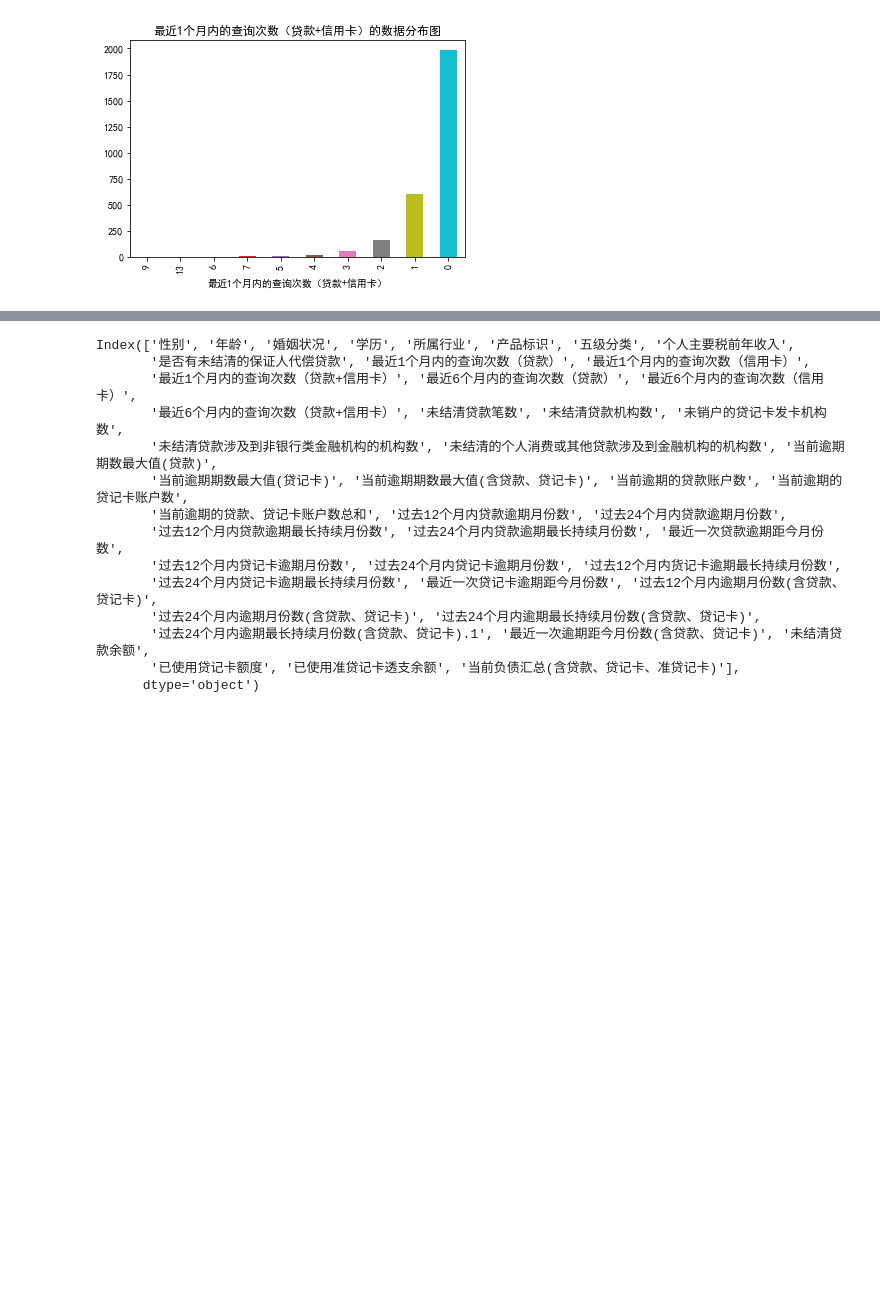
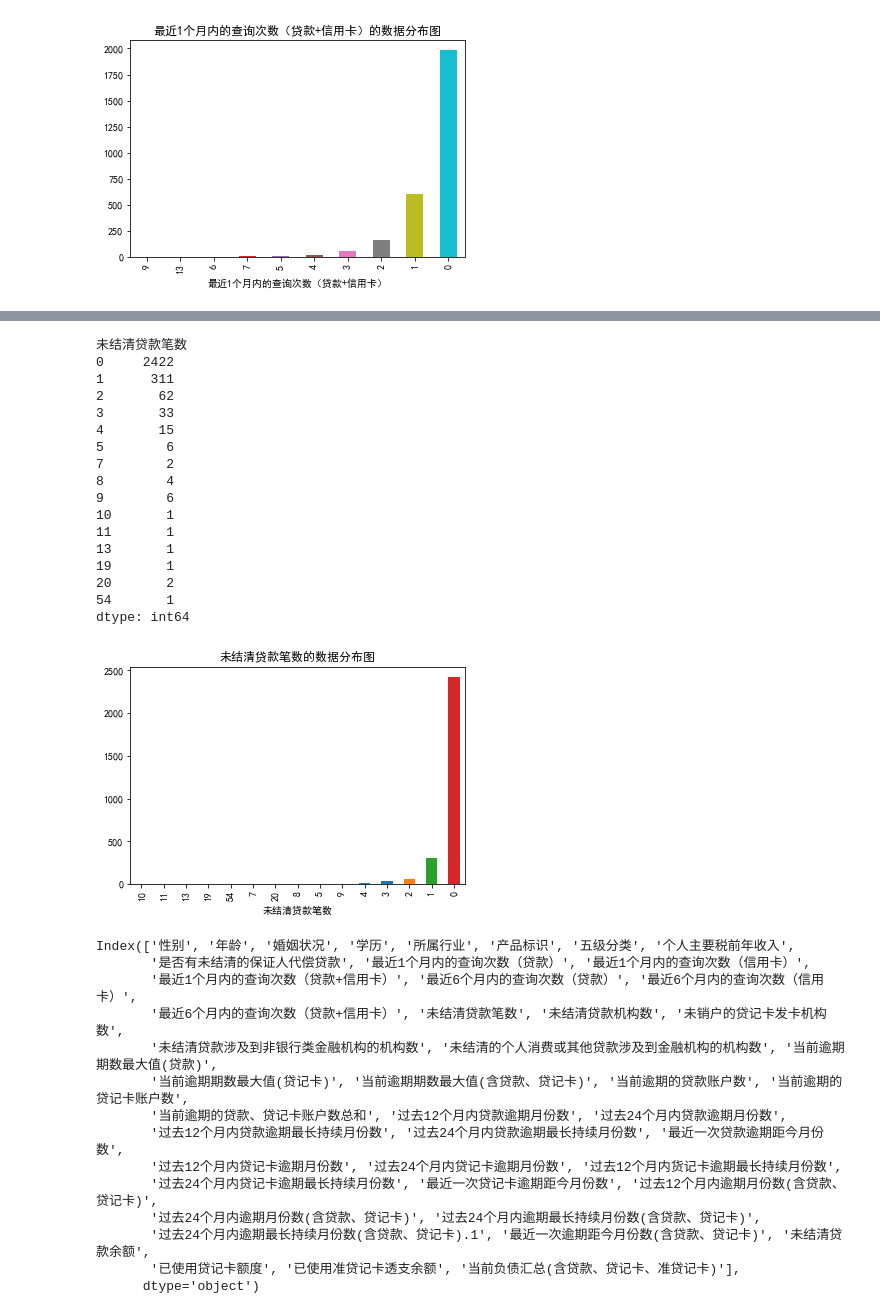
Before and after one commit to Judithning/Uda, a Jupyter notebook: bank_model.ipynb, the cells around one changed output, grey strips where cells are left out. Drawn from its saved outputs; the diff is of its cells as text; code cells hidden in the pictures; blank space fills up the shorter version.

```diff
--- a/bank_model.ipynb
+++ b/bank_model.ipynb
@@ -267,3 +338,24 @@ False
+# %%
+plot_bar(df2,'未结清贷款笔数')#df2['未结清贷款笔数'].unique()
+# %% [output]
+未结清贷款笔数
+0     2422
+1      311
+2       62
+3       33
+4       15
+5        6
+7        2
+8        4
+9        6
+10       1
+11       1
+13       1
+19       1
+20       2
+54       1
+dtype: int64
+[figure, added]
 # %%
 df.columns
 # %% [output]
```
Also changed, not shown: parts of 19 cells of this notebook, 1 other file.
